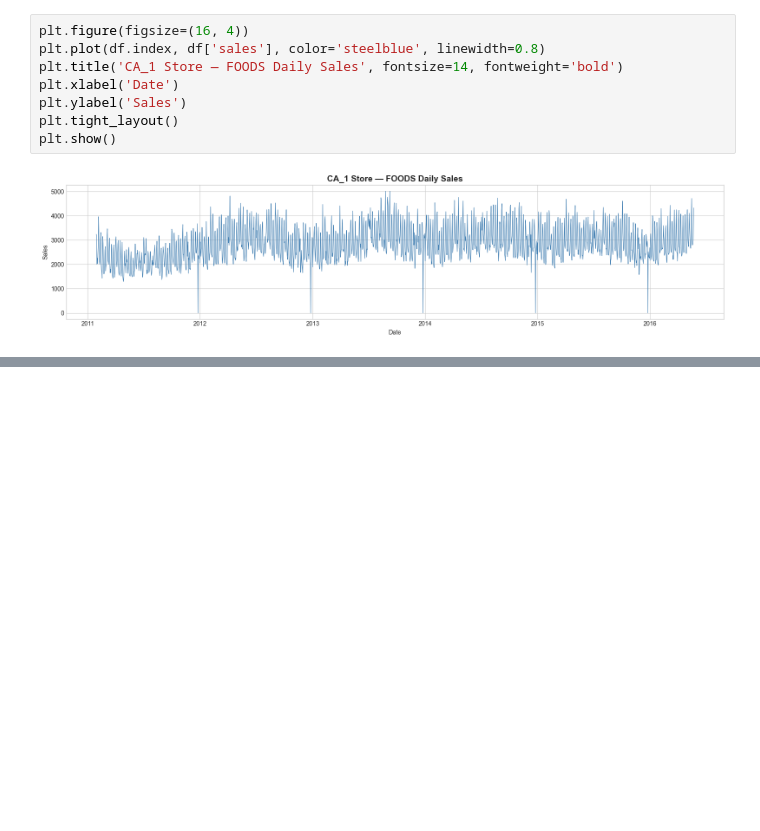
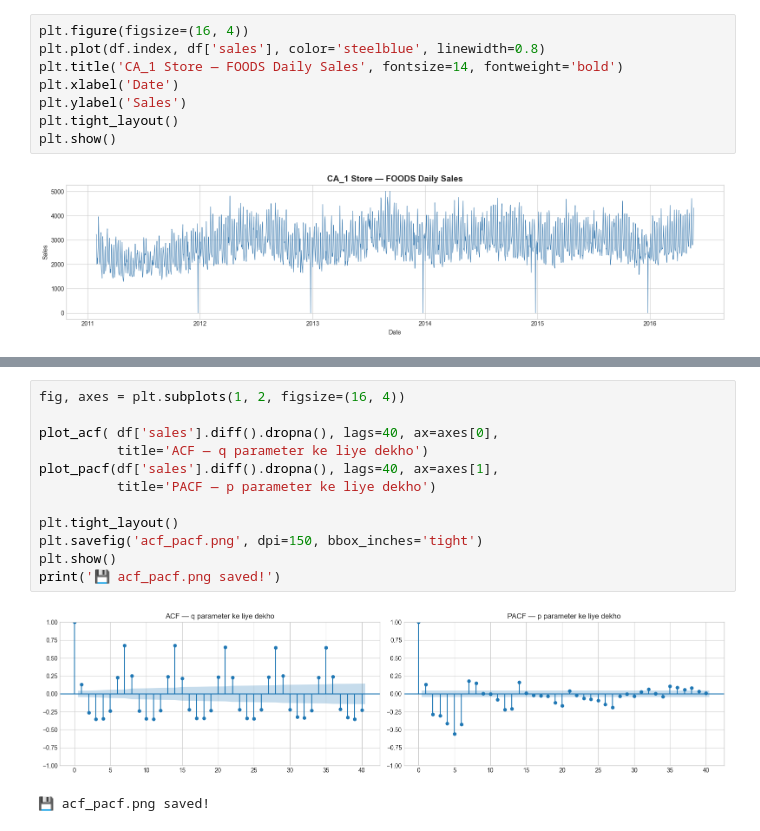
Before and after one commit to chashak20/demand-forecasting-project, a Jupyter notebook: Untitled.ipynb, the cells around one changed output, grey strips where cells are left out. Drawn from its saved outputs; the diff is of its cells as text; blank space fills up the shorter version.

Commit message:
ACF anf PACF and Train/Test Split

```diff
--- a/Untitled.ipynb
+++ b/Untitled.ipynb
@@ -329,0 +340,15 @@ adf_test(df['sales'].diff(), 'Differenced Sales (d=1)')
+# %%
+fig, axes = plt.subplots(1, 2, figsize=(16, 4))
+
+plot_acf( df['sales'].diff().dropna(), lags=40, ax=axes[0],
+          title='ACF — q parameter ke liye dekho')
+plot_pacf(df['sales'].diff().dropna(), lags=40, ax=axes[1],
+          title='PACF — p parameter ke liye dekho')
+
+plt.tight_layout()
+plt.savefig('acf_pacf.png', dpi=150, bbox_inches='tight')
+plt.show()
+print('💾 acf_pacf.png saved!')
+# %% [output]
+[figure, added]
+💾 acf_pacf.png saved!
```
Also changed, not shown: parts of 1 cell of this notebook, 1 other file.
